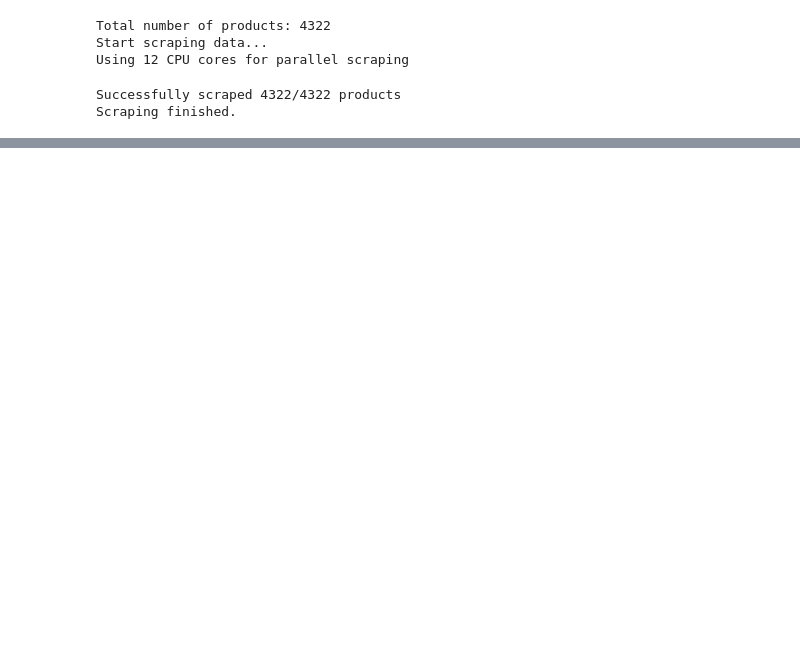
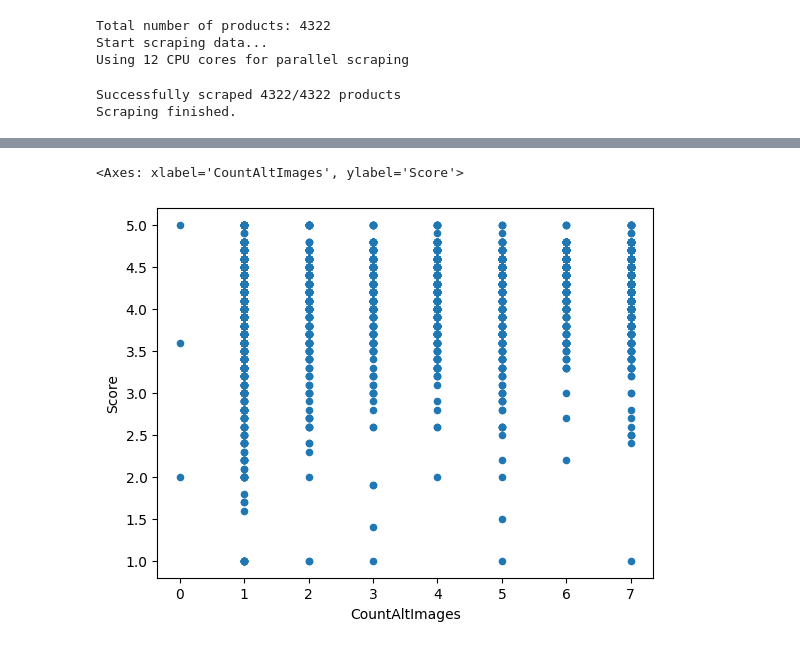
Before and after one commit to Vector239/ISOM5160-project-AI-Driven-Personalized-Product-Improvement-Recommendation-System-for-Amazon-Sellers, a Jupyter notebook: ISOM5160-GROUP7.ipynb, the cells around one changed output, grey strips where cells are left out. Drawn from its saved outputs; the diff is of its cells as text; code cells hidden in the pictures; blank space fills up the shorter version.

```diff
--- a/ISOM5160-GROUP7.ipynb
+++ b/ISOM5160-GROUP7.ipynb
@@ -41,0 +62,3 @@ Scraping finished.
+# %%
+df_amazon_product_info = load_all_data_as_dataframe()
+df_amazon_product_info
@@ -41,0 +107,8 @@ Scraping finished.
+# %%
+df_amazon_product_info['CountAltImages'] = df_amazon_product_info.alt_images.apply(lambda x: len(x))
+df_amazon_product_info['Score'] = df_amazon_product_info.rating.apply(lambda x: float(x['score'].split(' ')[0]) if x is not None else np.nan)
+# %%
+df_amazon_product_info.plot.scatter(x='CountAltImages', y='Score')
+# %% [output]
+<Axes: xlabel='CountAltImages', ylabel='Score'>
+[figure, added]
```
Also changed, not shown: parts of 11 cells of this notebook, 3 other files.
